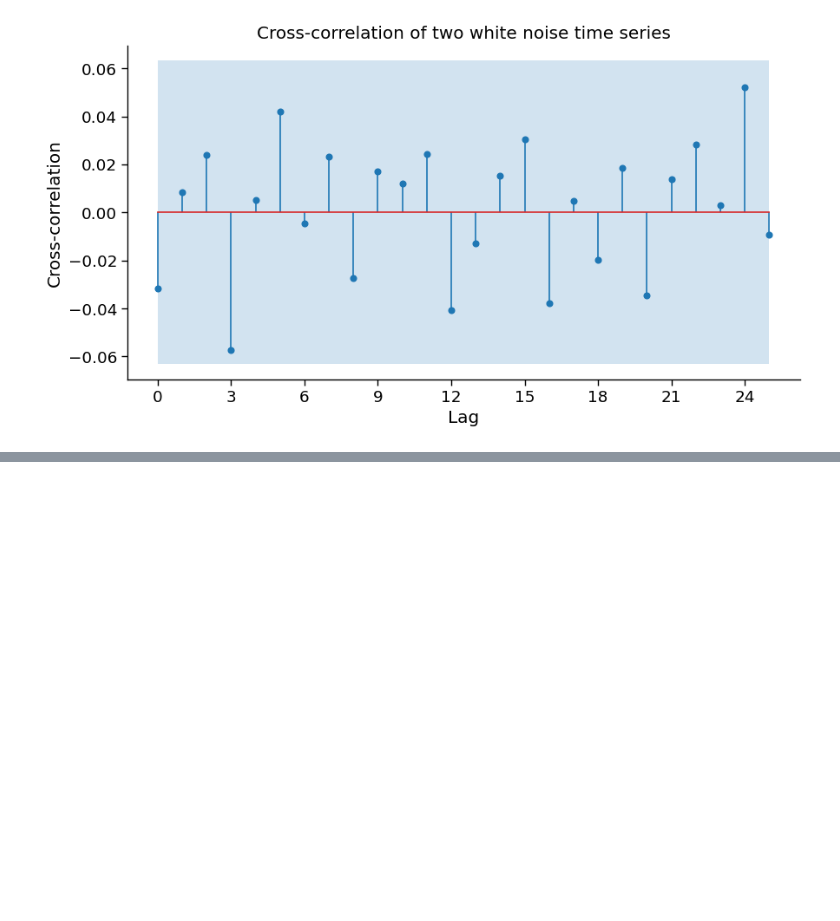
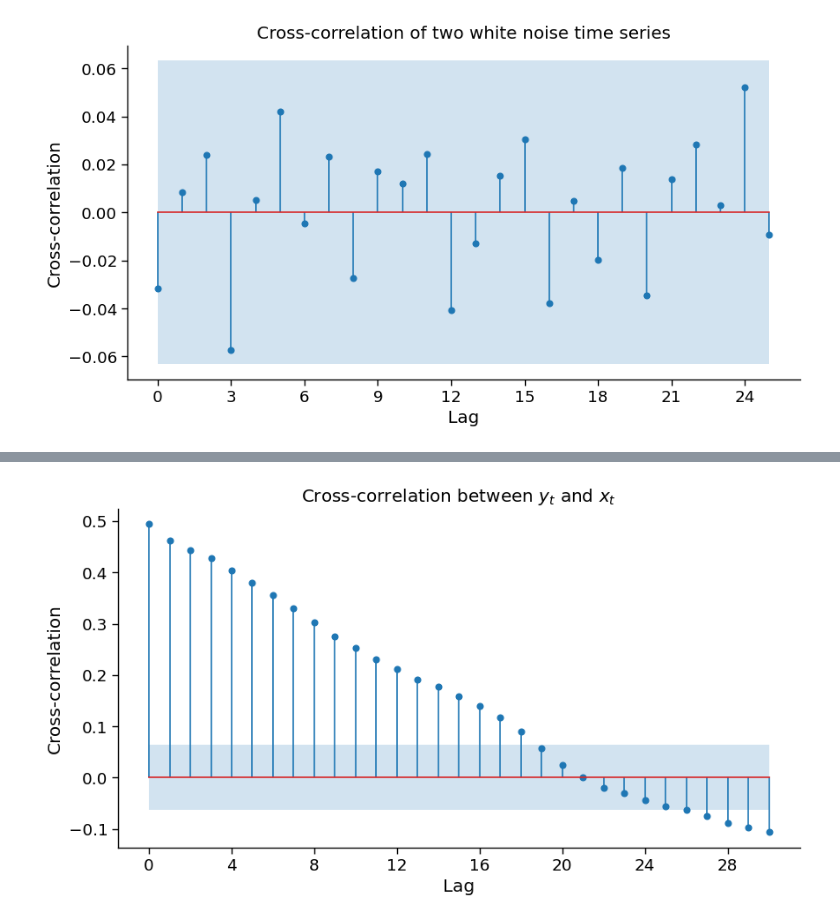
Before and after one commit to razielar/feature_engineering_ts_forecasting, a Jupyter notebook: 06_lag_features/05_cross_correlation_function.ipynb, the cells around one changed output, grey strips where cells are left out. Cells and saved outputs as stored; diff of their text form; code cells hidden in the pictures; blank space fills up the shorter version.

```diff
--- a/06_lag_features/05_cross_correlation_function.ipynb
+++ b/06_lag_features/05_cross_correlation_function.ipynb
@@ -123,0 +179,9 @@ plt.show()
+# %%
+ax = plot_ccf(df["y"], df["x"], lags=30)
+ax.set_title("Cross-correlation between $y_t$ and $x_t$")
+ax.set_ylabel("Cross-correlation")
+ax.set_xlabel("Lag")
+
+plt.show()
+# %% [output]
+[figure, added]
```
Also changed, not shown: parts of 7 cells of this notebook, 1 other file.
